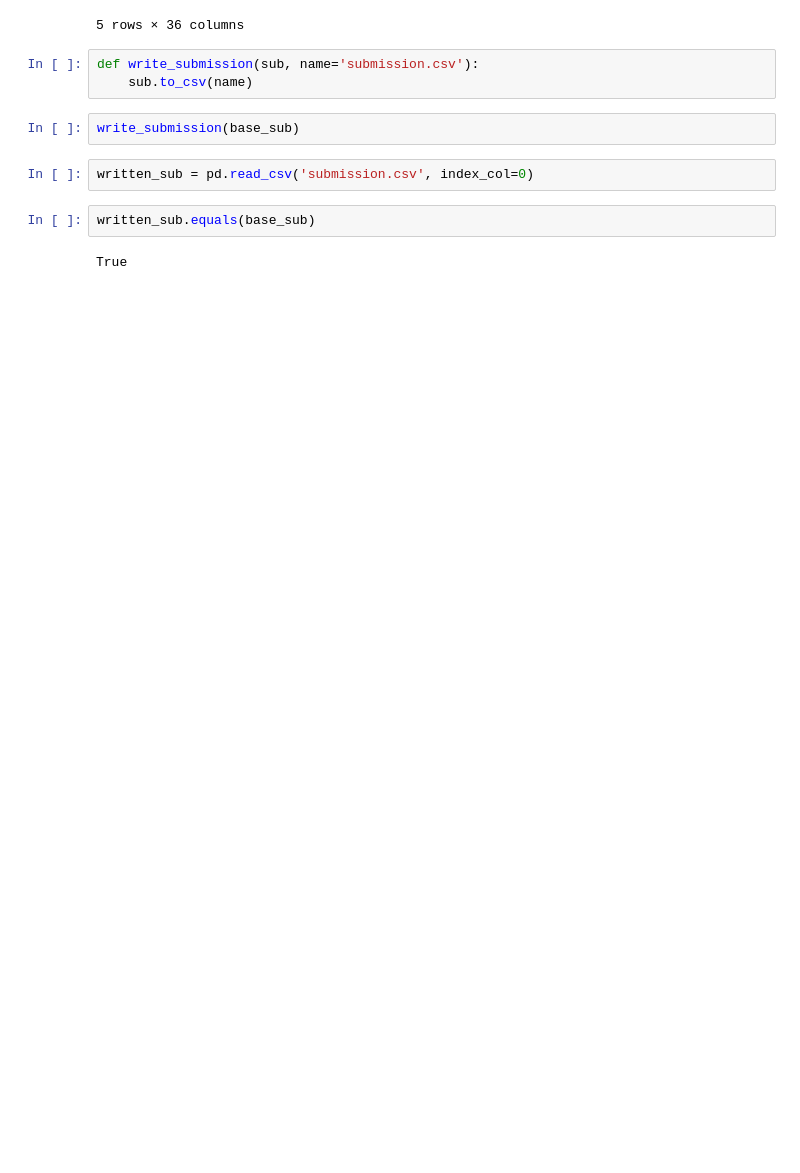
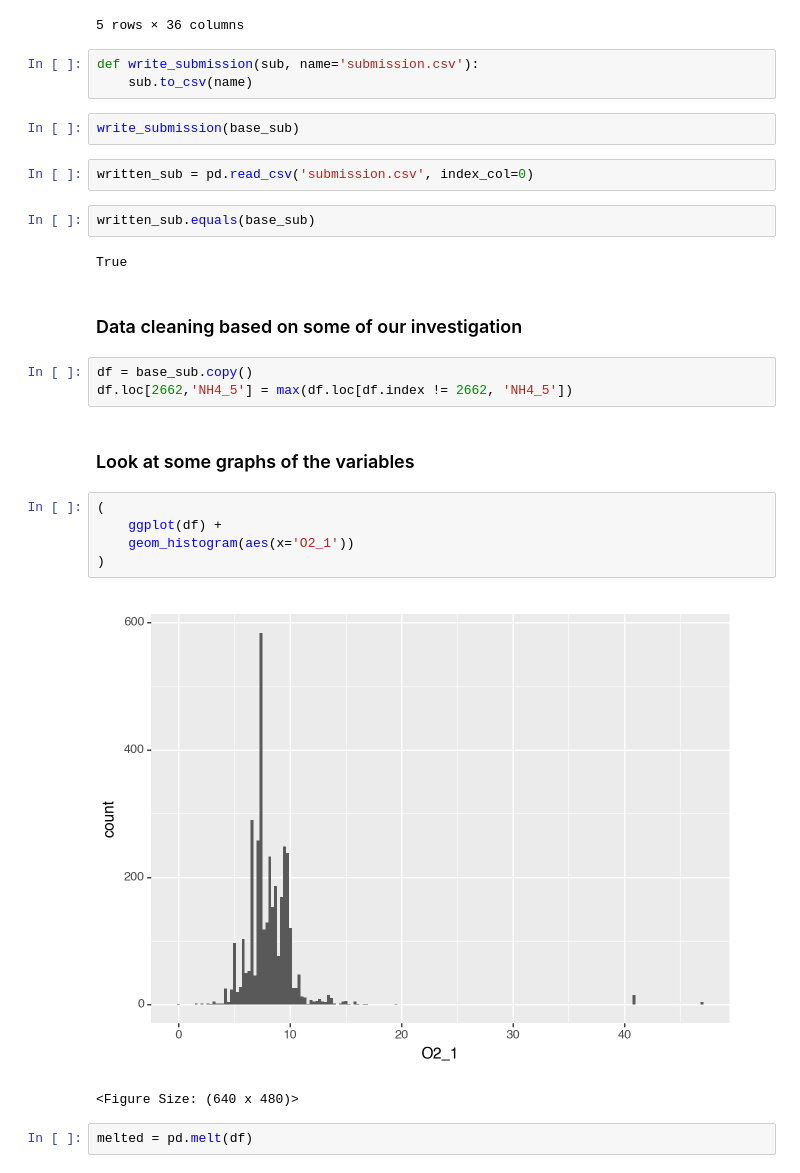
Before and after one commit to Pdubbs/Kaggle, a Jupyter notebook: Playground/202308s3e21/var_transform.ipynb, the cells around one changed output. Cells and saved outputs as stored; diff of their text form; blank space fills up the shorter version.

Commit message:
Very preliminary data exploration and outlier removal

```diff
--- a/Playground/202308s3e21/var_transform.ipynb
+++ b/Playground/202308s3e21/var_transform.ipynb
@@ -31,3 +41,20 @@ written_sub = pd.read_csv('submission.csv', index_col=0)
 written_sub.equals(base_sub)
 # %% [output]
 True
+# %% [markdown]
+### Data cleaning based on some of our investigation
+# %%
+df = base_sub.copy()
+df.loc[2662,'NH4_5'] = max(df.loc[df.index != 2662, 'NH4_5'])
+# %% [markdown]
+### Look at some graphs of the variables
+# %%
+(
+    ggplot(df) +
+    geom_histogram(aes(x='O2_1'))
+)
+# %% [output]
+[figure, added]
+<Figure Size: (640 x 480)>
+# %%
+melted = pd.melt(df)
```
Also changed, not shown: parts of 12 cells of this notebook.
